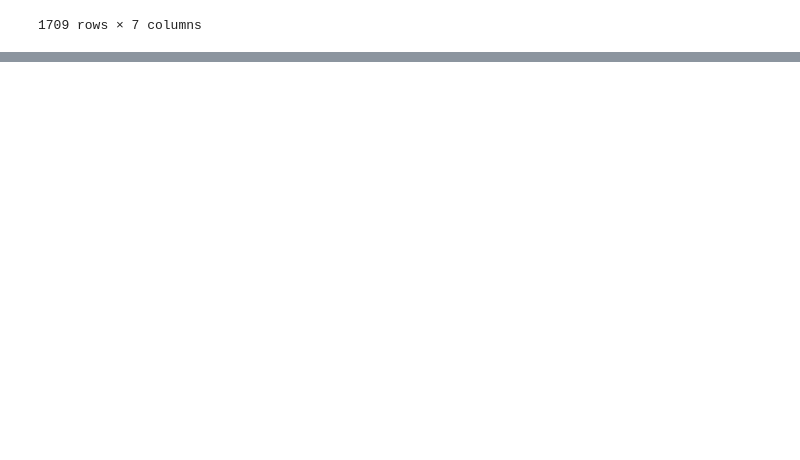
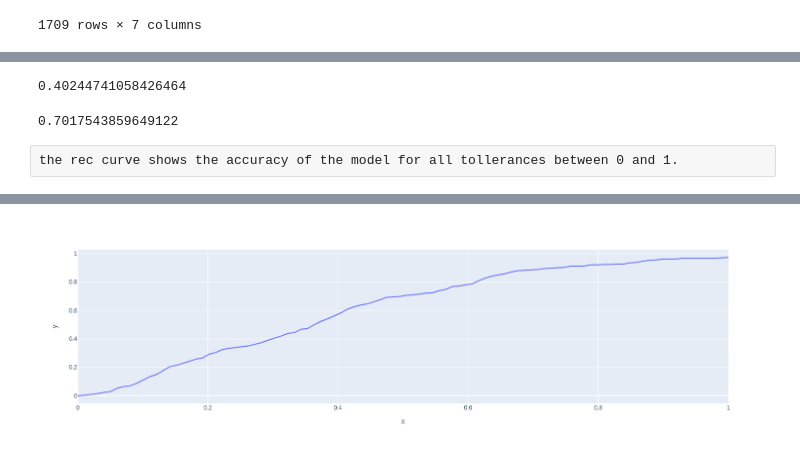
Before and after one commit to marceltransier/datamining-vt21-lab2, a Jupyter notebook: lab3/lab3.ipynb, the cells around one changed output, grey strips where cells are left out. Saved outputs shown, nothing was run; the diff lists cells and outputs as text; code cells hidden in the pictures; blank space fills up the shorter version.

```diff
--- a/lab3/lab3.ipynb
+++ b/lab3/lab3.ipynb
@@ -160,3 +190,14 @@ test_y = np.ascontiguousarray(test[ylabel].to_numpy())
 # %%
 train_x = preprocessing.maxabs_scale(train_x)
 test_x = preprocessing.maxabs_scale(test_x)
+# %%
+ones = np.ones((train_x.shape[0], 1))
+train_x = np.hstack((train_x, ones))
+ones = np.ones((test_x.shape[0], 1))
+test_x = np.hstack((test_x, ones))
+# %%
+# we use the MLP regressor with the relu activation function.
+# with more time we could optimize the network by trying different network structures, activation functions and other parameters with the help of a grid search
+mlp = MLPRegressor(max_iter=10000, solver='adam', tol=1e-4, random_state=1337, hidden_layer_sizes=(15,30), activation='relu')
+# %%
+mlp.fit(train_x, train_y)
@@ -162,0 +212,28 @@ test_x = preprocessing.maxabs_scale(test_x)
+# %%
+# mean abs error
+print(np.mean(abs(test_pred - test_y)))
+# %% [output]
+0.40244741058426464
+# %%
+# accuracy for tollerance = 0.5
+print(np.sum(abs((test_pred - test_y))<.5)/len(test_y))
+# %% [output]
+0.7017543859649122
+# %%
+def rec(model, x, y):
+    pred = model.predict(x)
+
+    def acc(i):
+        return np.sum(abs((pred-y))<i)/len(y)
+
+    x = np.linspace(0, 1, 100)
+    y = [ acc(i) for i in x ]
+
+    #return px.line(x=x, y=y)
+    return x, y
+# %% [raw]
+the rec curve shows the accuracy of the model for all tollerances between 0 and 1.
+# %%
+x, y = rec(mlp, test_x, test_y)
+px.line(x=x, y=y)
+# %% [output]
@@ -162,0 +241 @@ test_x = preprocessing.maxabs_scale(test_x)
+[figure, added]
```
Also changed, not shown: parts of 15 cells of this notebook, 1 other file.
